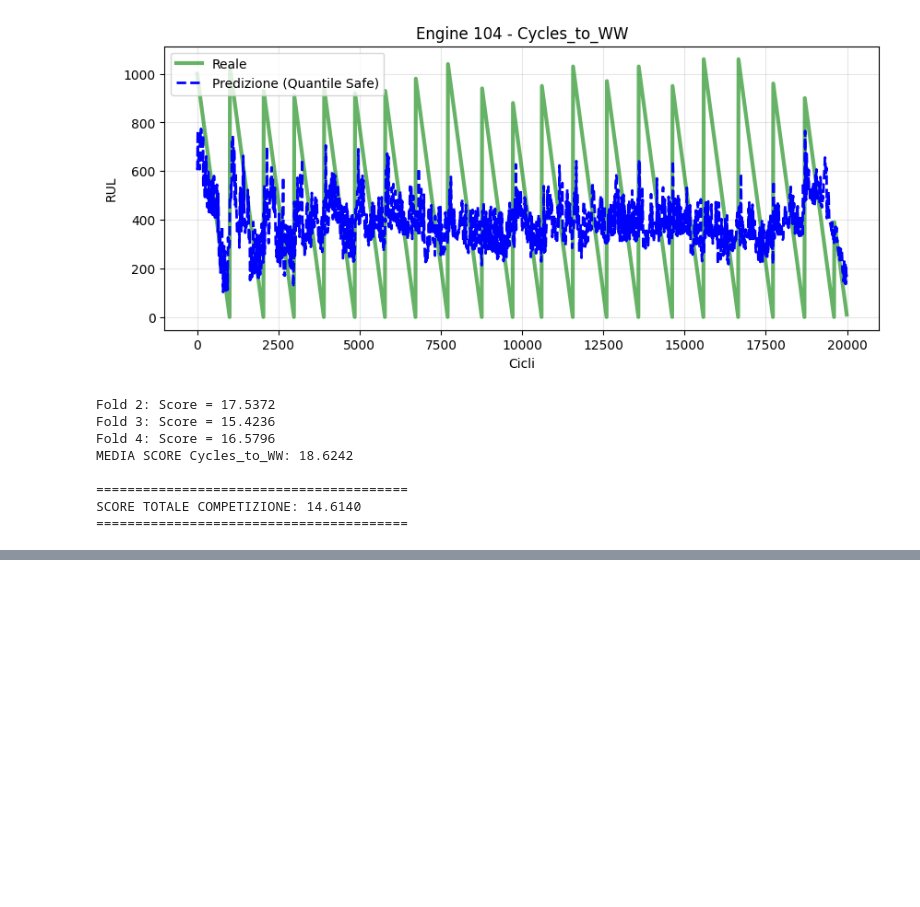
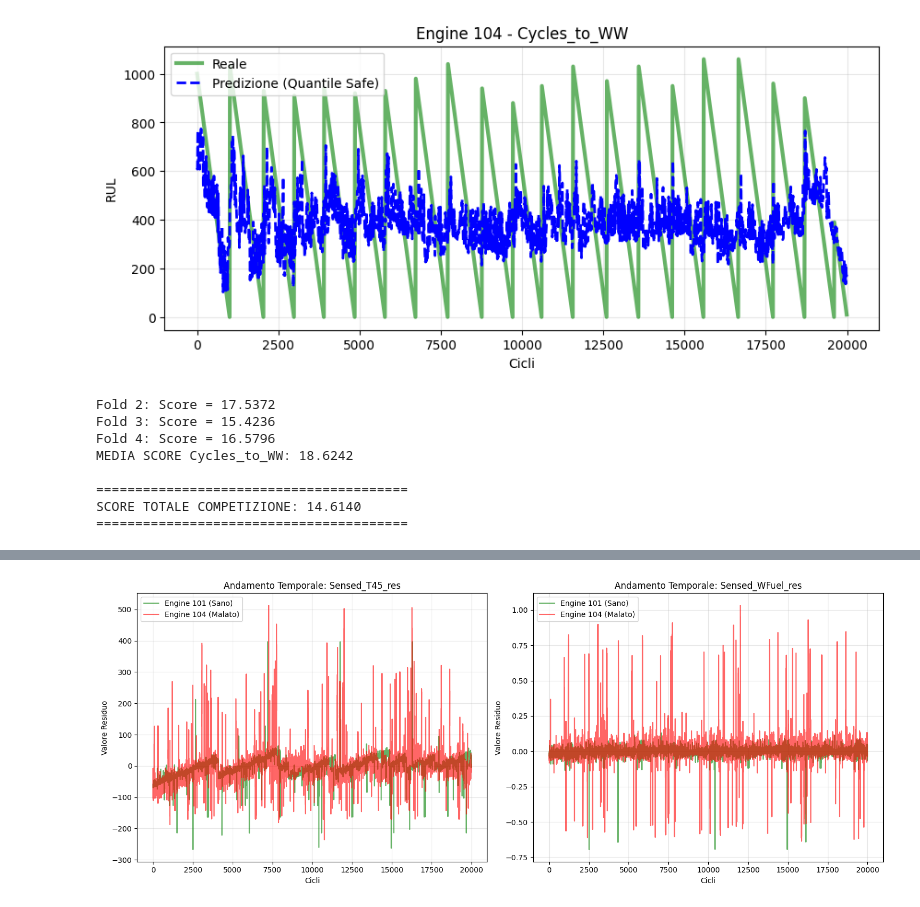
Before and after one commit to grannico/A-PHM-AMERICA-2025, a Jupyter notebook: provaNic.ipynb, the cells around one changed output, grey strips where cells are left out. Cells and saved outputs as stored; diff of their text form; code cells hidden in the pictures; blank space fills up the shorter version.

```diff
--- a/provaNic.ipynb
+++ b/provaNic.ipynb
@@ -497,0 +844,79 @@ SCORE TOTALE COMPETIZIONE: 14.6140
+# %%
+import pandas as pd
+import matplotlib.pyplot as plt
+import seaborn as sns
+
+# CONFIGURAZIONE
+FILE_INPUT = 'data_elaborated/train/train_with_residuals.csv'
+
+def inspect_engine_104(path):
+    print(f"--- ANALISI FORENSE MOTORE 104 ---\nCaricamento {path}...")
+    try:
+        df = pd.read_csv(path)
+    except FileNotFoundError:
+        print("File non trovato. Carica il CSV e riprova.")
+        return
+
+    # Selezioniamo il Motore 104 (Il Malato) e il 101 (Il Sano di controllo)
+    eng_104 = df[df['ESN'] == 104].sort_values('Cycles_Since_New')
+    eng_101 = df[df['ESN'] == 101].sort_values('Cycles_Since_New')
+
+    if eng_104.empty:
+        print("ERRORE: Non trovo il Motore 104 nel file!")
+        return
+
+    # Selezioniamo le colonne più critiche (Residui di Temperatura e Carburante)
+    # Queste sono quelle che di solito fanno impazzire il modello
+    cols_to_check = [c for c in df.columns if 'T45_res' in c or 'WFuel_res' in c]
+    # Se non trovi quelle specifiche, prendine alcune a caso con _res
+    if not cols_to_check:
+        cols_to_check = [c for c in df.columns if '_res' in c][:3]
+
+    print(f"\n1. CONFRONTO STATISTICO (Media e Deviazione Standard)")
+    print("-" * 60)
+    for col in cols_to_check:
+        mu_101, std_101 = eng_101[col].mean(), eng_101[col].std()
+        mu_104, std_104 = eng_104[col].mean(), eng_104[col].std()
+
+        diff = mu_104 - mu_101
+        print(f"FEATURE: {col}")
+        print(f"  -> Motore 101 (Sano):   Media = {mu_101:.2f} | Std = {std_101:.2f}")
+        print(f"  -> Motore 104 (Malato): Media = {mu_104:.2f} | Std = {std_104:.2f}")
+        print(f"  -> DIFFERENZA (BIAS):   {diff:.2f}")
+        if abs(diff) > 5:
+            print("     [!!!] ATTENZIONE: Bias enorme rilevato! Il motore 104 è starato.")
+        if std_104 > std_101 * 1.5:
+            print("     [!!!] ATTENZIONE: Rumore elevato! Il motore 104 è instabile.")
+        print("-" * 60)
+
+    print("\n2. GENERAZIONE GRAFICI COMPARATIVI...")
+    # Plot Temporale
+    plt.figure(figsize=(15, 6))
+    for i, col in enumerate(cols_to_check[:2]): # Prendiamo i primi 2 per non affollare
+        plt.subplot(1, 2, i+1)
+        plt.plot(eng_101['Cycles_Since_New'], eng_101[col], label='Engine 101 (Sano)', color='green', alpha=0.6)
+        plt.plot(eng_104['Cycles_Since_New'], eng_104[col], label='Engine 104 (Malato)', color='red', alpha=0.6)
+        plt.title(f'Andamento Temporale: {col}')
+        plt.xlabel('Cicli')
+        plt.ylabel('Valore Residuo')
+        plt.legend()
+        plt.grid(True, alpha=0.3)
+    plt.tight_layout()
+    plt.show()
+
+    # Plot Distribuzione (Istogramma)
+    plt.figure(figsize=(15, 6))
+    for i, col in enumerate(cols_to_check[:2]):
+        plt.subplot(1, 2, i+1)
+        sns.kdeplot(eng_101[col], label='Engine 101', color='green', fill=True, alpha=0.3)
+        sns.kdeplot(eng_104[col], label='Engine 104', color='red', fill=True, alpha=0.3)
+        plt.title(f'Distribuzione (Shift): {col}')
+        plt.legend()
+        plt.grid(True, alpha=0.3)
+    plt.tight_layout()
+    plt.show()
+
+# Eseguiamo
+if __name__ == "__main__":
+    inspect_engine_104(FILE_INPUT)
+# %% [output]
@@ -497,0 +942 @@ SCORE TOTALE COMPETIZIONE: 14.6140
+[figure, added]
```
Also changed, not shown: parts of 9 cells of this notebook, 2 other files.
